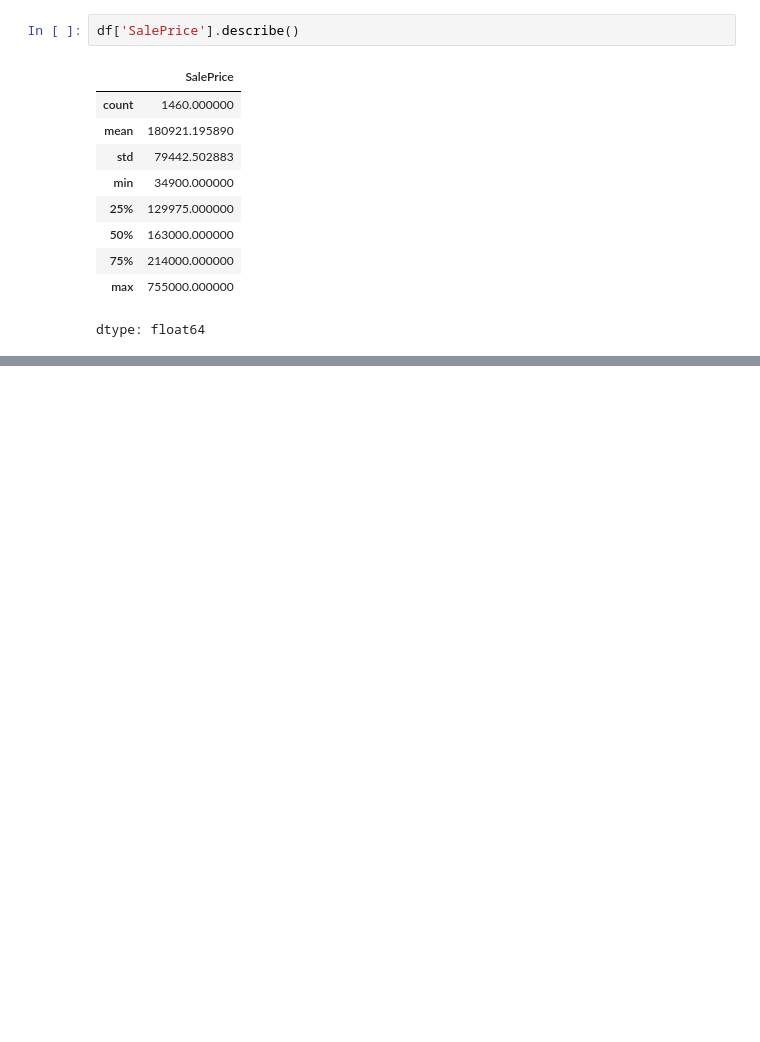
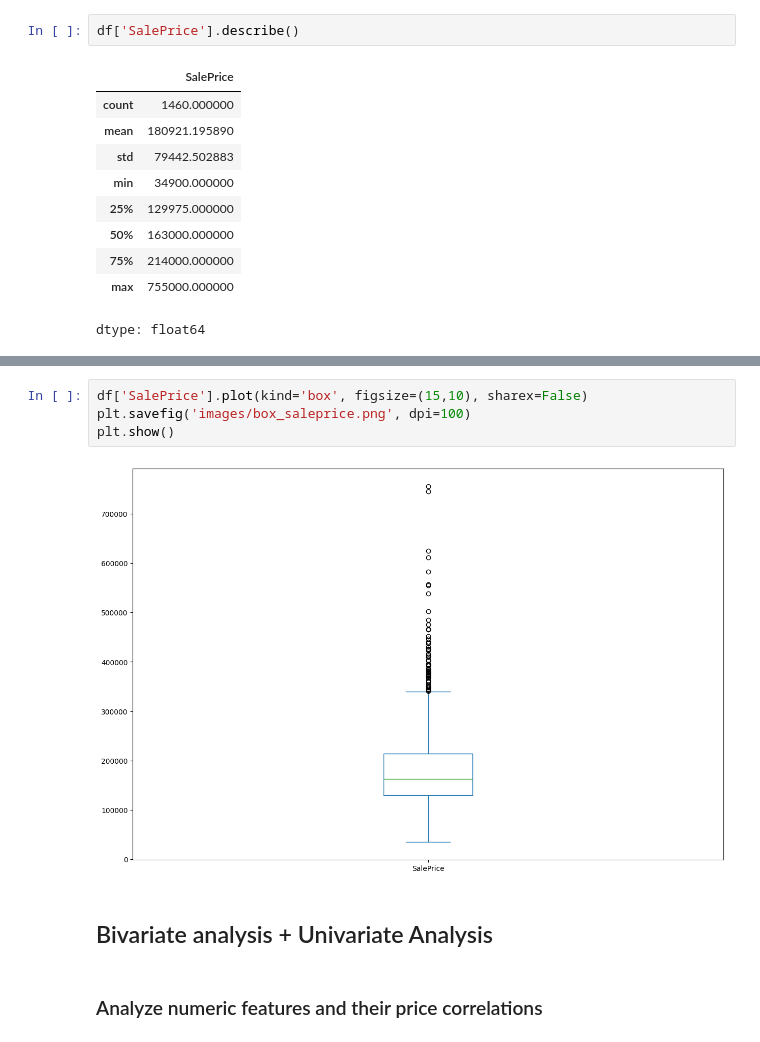
Before and after one commit to mim-1999/ames-housing-regression, a Jupyter notebook: Ames_Housing_EDA_LinearRegression.ipynb, the cells around one changed output, grey strips where cells are left out. Drawn from its saved outputs; the diff is of its cells as text; blank space fills up the shorter version.

```diff
--- a/Ames_Housing_EDA_LinearRegression.ipynb
+++ b/Ames_Housing_EDA_LinearRegression.ipynb
@@ -191,0 +199,10 @@ dtype: float64
+# %%
+df['SalePrice'].plot(kind='box', figsize=(15,10), sharex=False)
+plt.savefig('images/box_saleprice.png', dpi=100)
+plt.show()
+# %% [output]
+[figure, added]
+# %% [markdown]
+## Bivariate analysis + Univariate Analysis
+# %% [markdown]
+### Analyze numeric features and their price correlations
```
Also changed, not shown: parts of 11 cells of this notebook.
